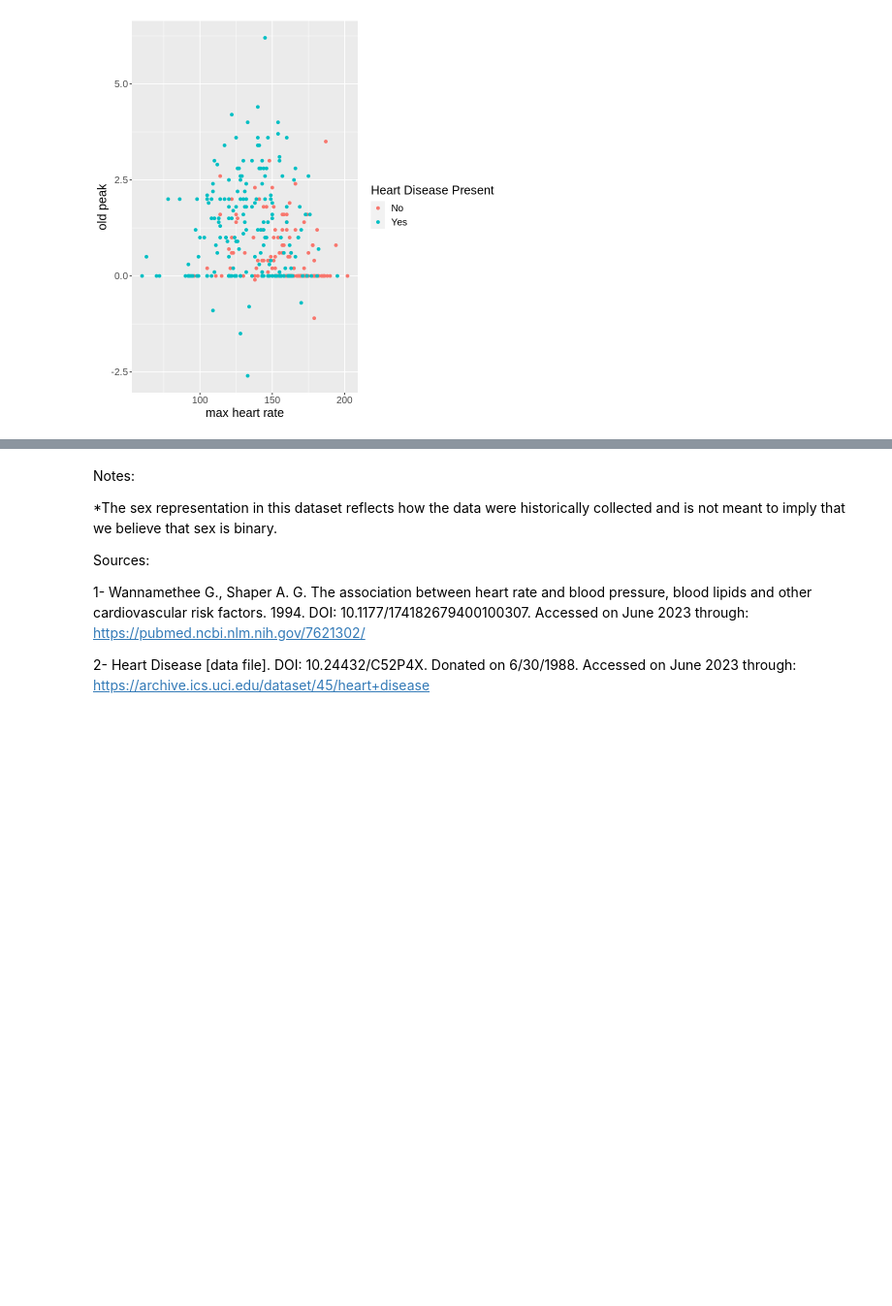
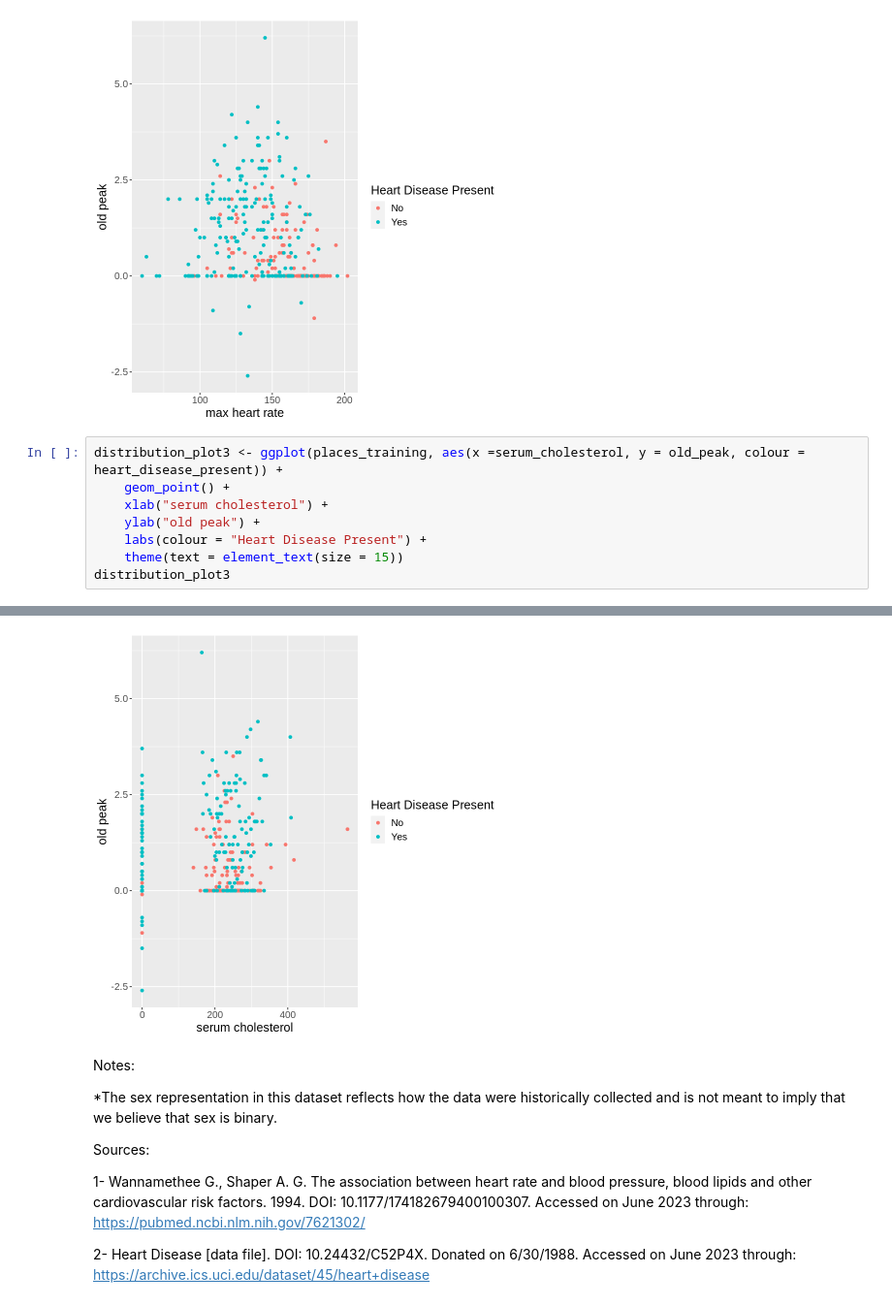
Before and after one commit to Kooriryuu/dsci-100-project-group3, a Jupyter notebook: project_proposal_group3-Copy1.ipynb, the cells around one changed output, grey strips where cells are left out. Shown at 97% size. Drawn from its saved outputs; the diff is of its cells as text; blank space fills up the shorter version.

Commit message:
added all scatter plots
useful variables as predictors: max heart rate, old peak, age, maybe resting bp

```diff
--- a/project_proposal_group3-Copy1.ipynb
+++ b/project_proposal_group3-Copy1.ipynb
@@ -166,3 +184,12 @@ distribution_plot3
 Warning message:
 “Removed 4 rows containing missing values (geom_point).”
 [figure]
+# %%
+distribution_plot3 <- ggplot(places_training, aes(x =serum_cholesterol, y = old_peak, colour = heart_disease_present)) +
+    geom_point() +
+    xlab("serum cholesterol") +
+    ylab("old peak") +
+    labs(colour = "Heart Disease Present") +
+    theme(text = element_text(size = 15))
+distribution_plot3
+# %% [output]
@@ -169,3 +198,4 @@ Warning message:
+[figure, added]
 # %% [markdown]
 Notes:
 
```
Also changed, not shown: parts of 2 cells of this notebook.
